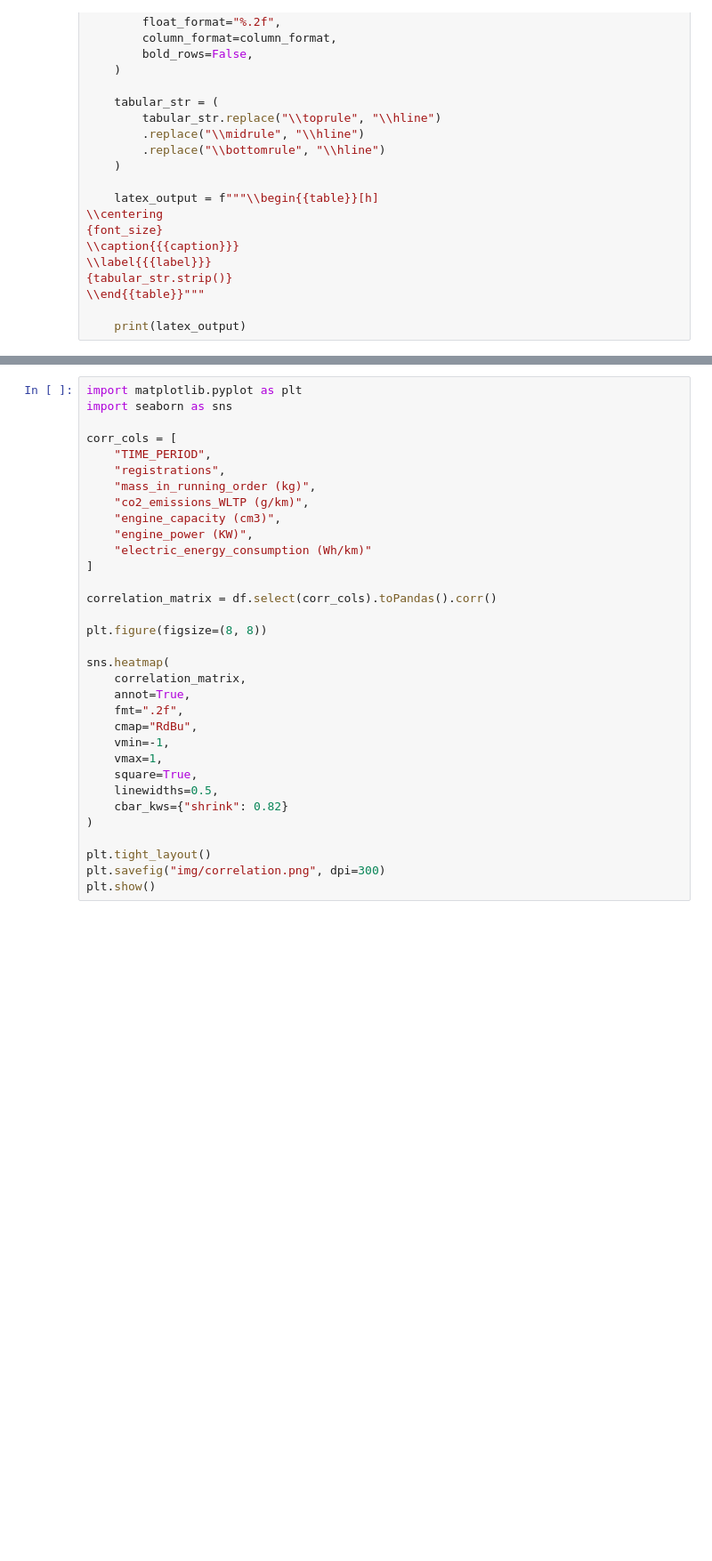
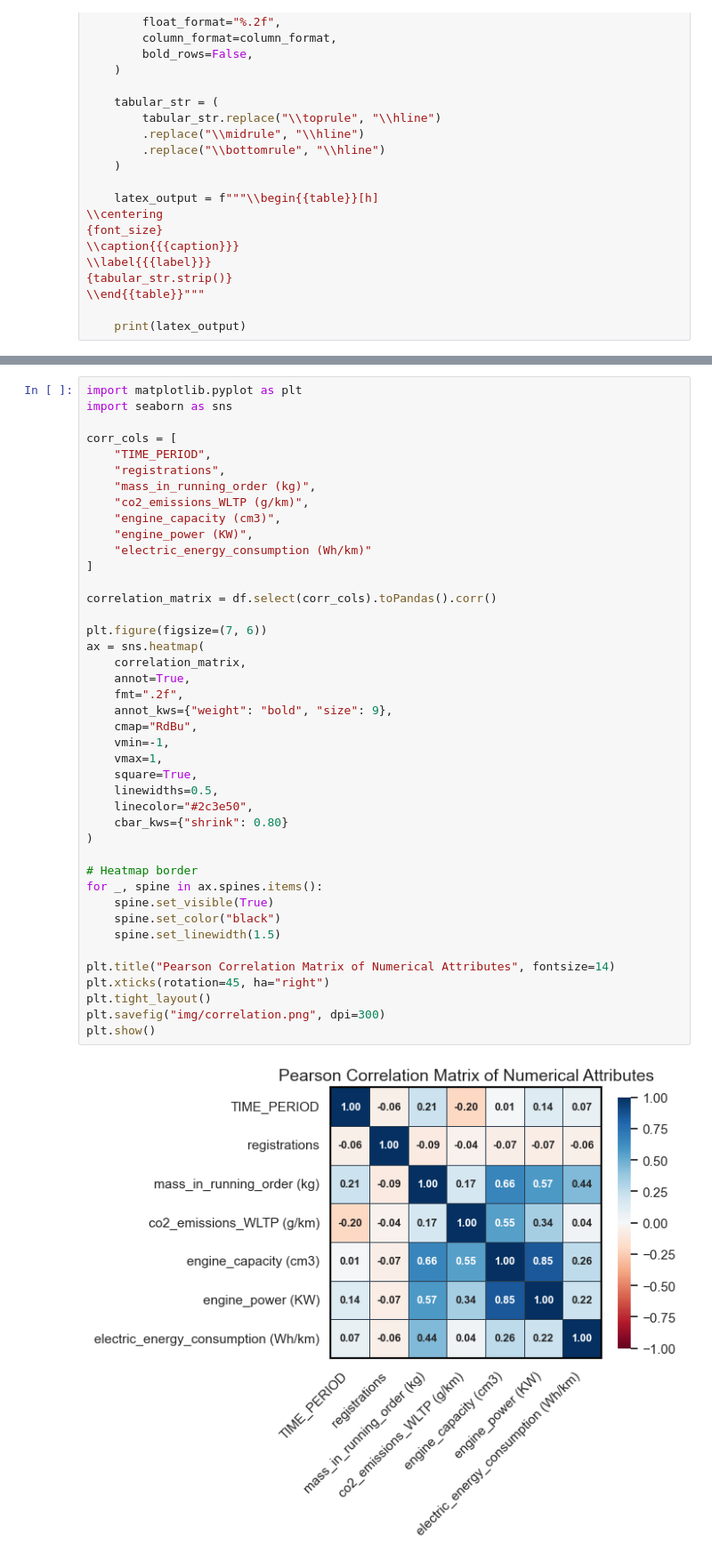
Before and after one commit to GianlucaRigatti/dataviz-project, a Jupyter notebook: technical_report/4_dataset_graphing_eea_co2_emissions_from_passenger_cars.ipynb, the cells around one changed output, grey strips where cells are left out. Shown at 89% size. Saved outputs shown, nothing was run; the diff lists cells and outputs as text; blank space fills up the shorter version.

```diff
--- a/technical_report/4_dataset_graphing_eea_co2_emissions_from_passenger_cars.ipynb
+++ b/technical_report/4_dataset_graphing_eea_co2_emissions_from_passenger_cars.ipynb
@@ -180,36 +259,47 @@ df.show(10)
 # %%
 import matplotlib.pyplot as plt
 import seaborn as sns
 
 corr_cols = [
     "TIME_PERIOD",
     "registrations",
     "mass_in_running_order (kg)",
     "co2_emissions_WLTP (g/km)",
     "engine_capacity (cm3)",
     "engine_power (KW)",
     "electric_energy_consumption (Wh/km)"
 ]
 
 correlation_matrix = df.select(corr_cols).toPandas().corr()
 
-plt.figure(figsize=(8, 8))
-
-sns.heatmap(
+plt.figure(figsize=(7, 6))
+ax = sns.heatmap(
     correlation_matrix,
     annot=True,
     fmt=".2f",
+    annot_kws={"weight": "bold", "size": 9},
     cmap="RdBu",
     vmin=-1,
     vmax=1,
     square=True,
     linewidths=0.5,
-    cbar_kws={"shrink": 0.82}
+    linecolor="#2c3e50",
+    cbar_kws={"shrink": 0.80}
 )
 
+# Heatmap border
+for _, spine in ax.spines.items():
+    spine.set_visible(True)
+    spine.set_color("black")
+    spine.set_linewidth(1.5)
+
+plt.title("Pearson Correlation Matrix of Numerical Attributes", fontsize=14)
+plt.xticks(rotation=45, ha="right")
 plt.tight_layout()
 plt.savefig("img/correlation.png", dpi=300)
 plt.show()
+# %% [output]
+[figure, added]
 # %%
 trend_df = (
     df.filter(
```
Also changed, not shown: parts of 9 cells of this notebook, 3 other files.
